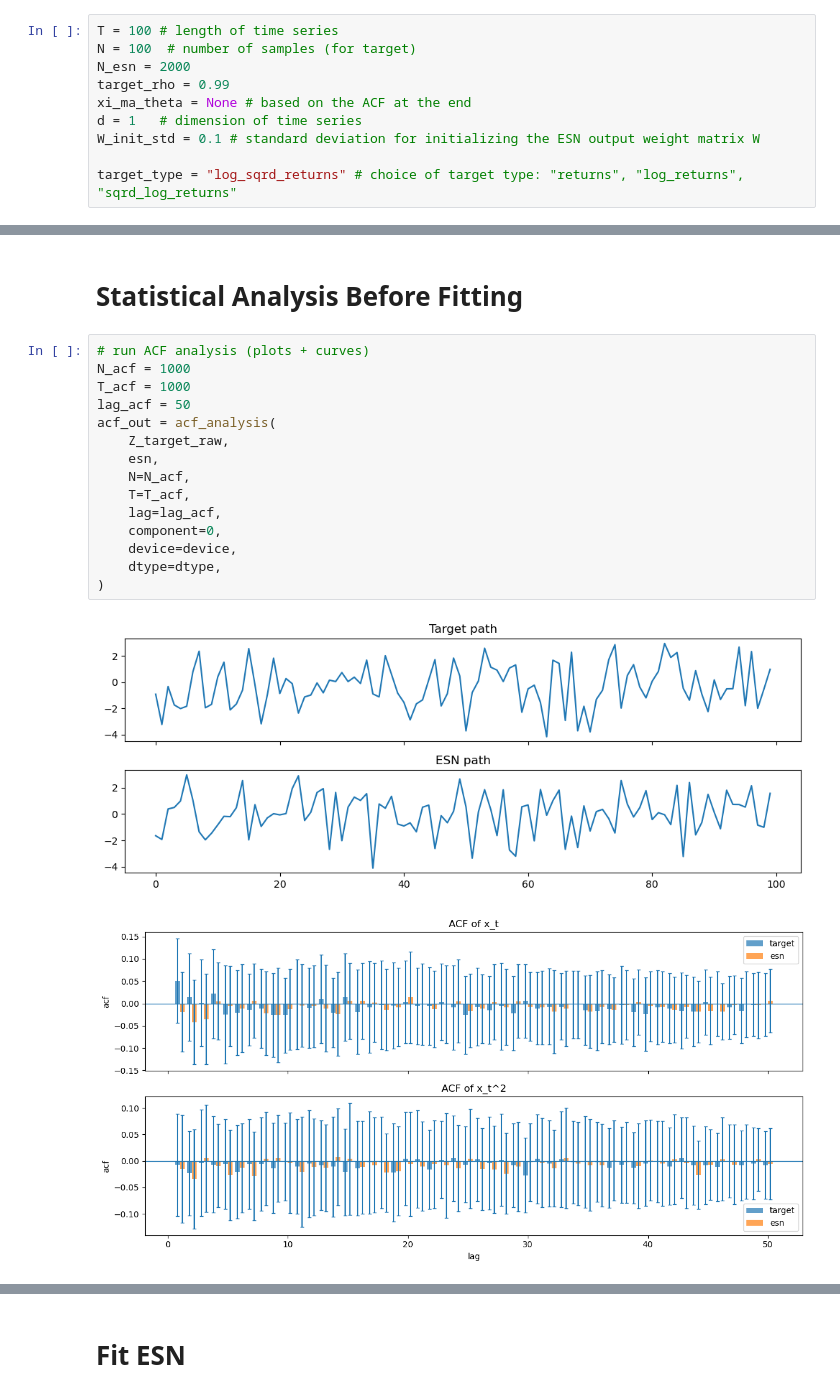
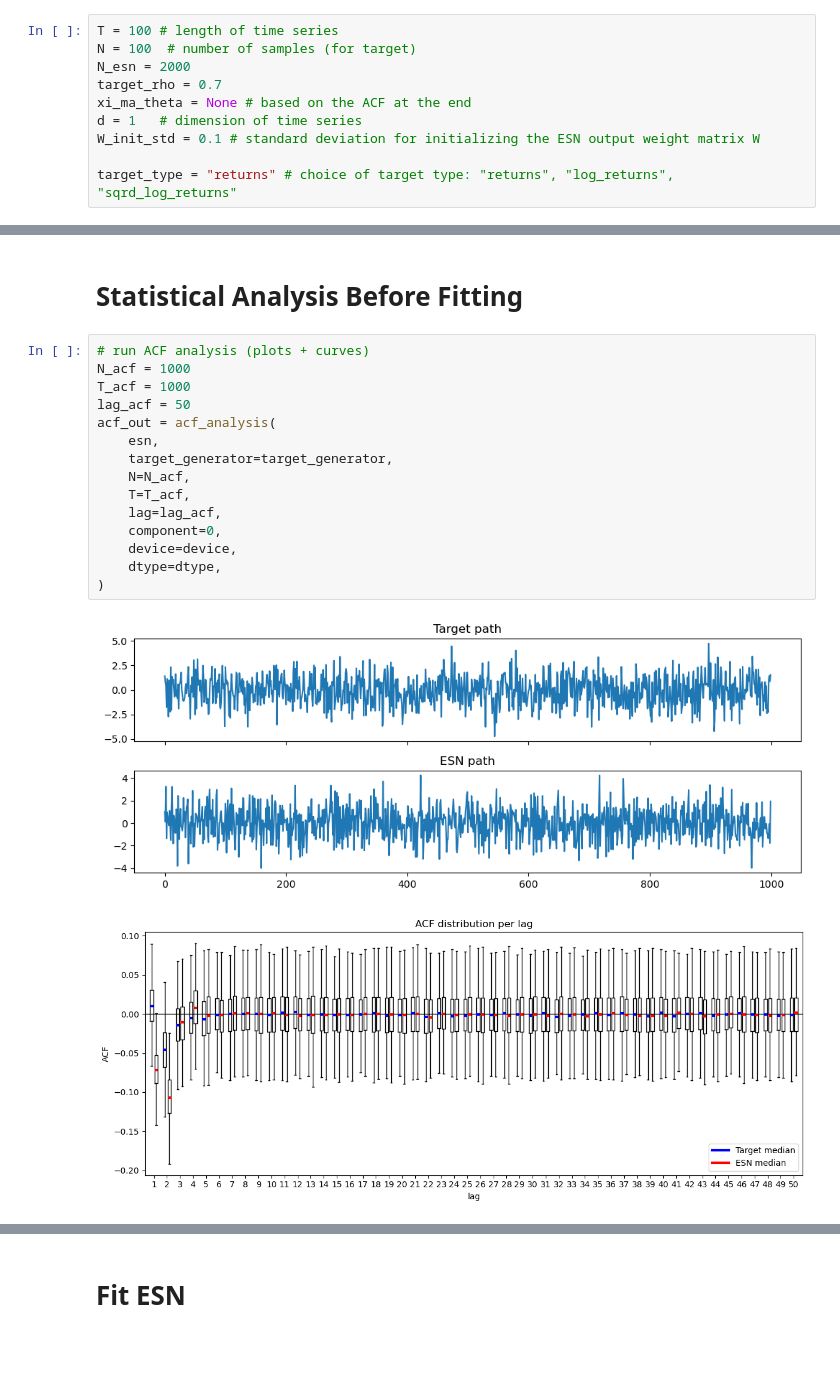
Before and after one commit to omersuder5/ESN_MMD_Generator, a Jupyter notebook: train_ESN_vs_ESN.ipynb, the cells around one changed output, grey strips where cells are left out. Saved outputs shown, nothing was run; the diff lists cells and outputs as text; blank space fills up the shorter version.

```diff
--- a/train_ESN_vs_ESN.ipynb
+++ b/train_ESN_vs_ESN.ipynb
@@ -36,12 +36,12 @@ Initialize ESN and target ESN parameters.
 T = 100 # length of time series
 N = 100  # number of samples (for target)
 N_esn = 2000
-target_rho = 0.99
+target_rho = 0.7
 xi_ma_theta = None # based on the ACF at the end
 d = 1   # dimension of time series
 W_init_std = 0.1 # standard deviation for initializing the ESN output weight matrix W
 
-target_type = "log_sqrd_returns" # choice of target type: "returns", "log_returns", "sqrd_log_returns"
+target_type = "returns" # choice of target type: "returns", "log_returns", "sqrd_log_returns"
 # %%
 # Shared by both ESN
 h, m, d = 500, 20, 1 # ESN hyperparameters: reservoir size, input dimension (\xi : randomness), output dimension
@@ -202,21 +200,21 @@ KeyboardInterrupt:
 # %%
 # run ACF analysis (plots + curves)
 N_acf = 1000
 T_acf = 1000
 lag_acf = 50
 acf_out = acf_analysis(
-    Z_target_raw,
     esn,
+    target_generator=target_generator,
     N=N_acf,
     T=T_acf,
     lag=lag_acf,
     component=0,
     device=device,
     dtype=dtype,
 )
 # %% [output]
-[figure, old version]
+[figure, new version]
-[figure, old version]
+[figure, new version]
 # %%
 with torch.no_grad():
     Z_esn = esn(T=T, N=N_esn).to(device=device, dtype=dtype)
```
Also changed, not shown: parts of 10 cells of this notebook, 7 other files.
